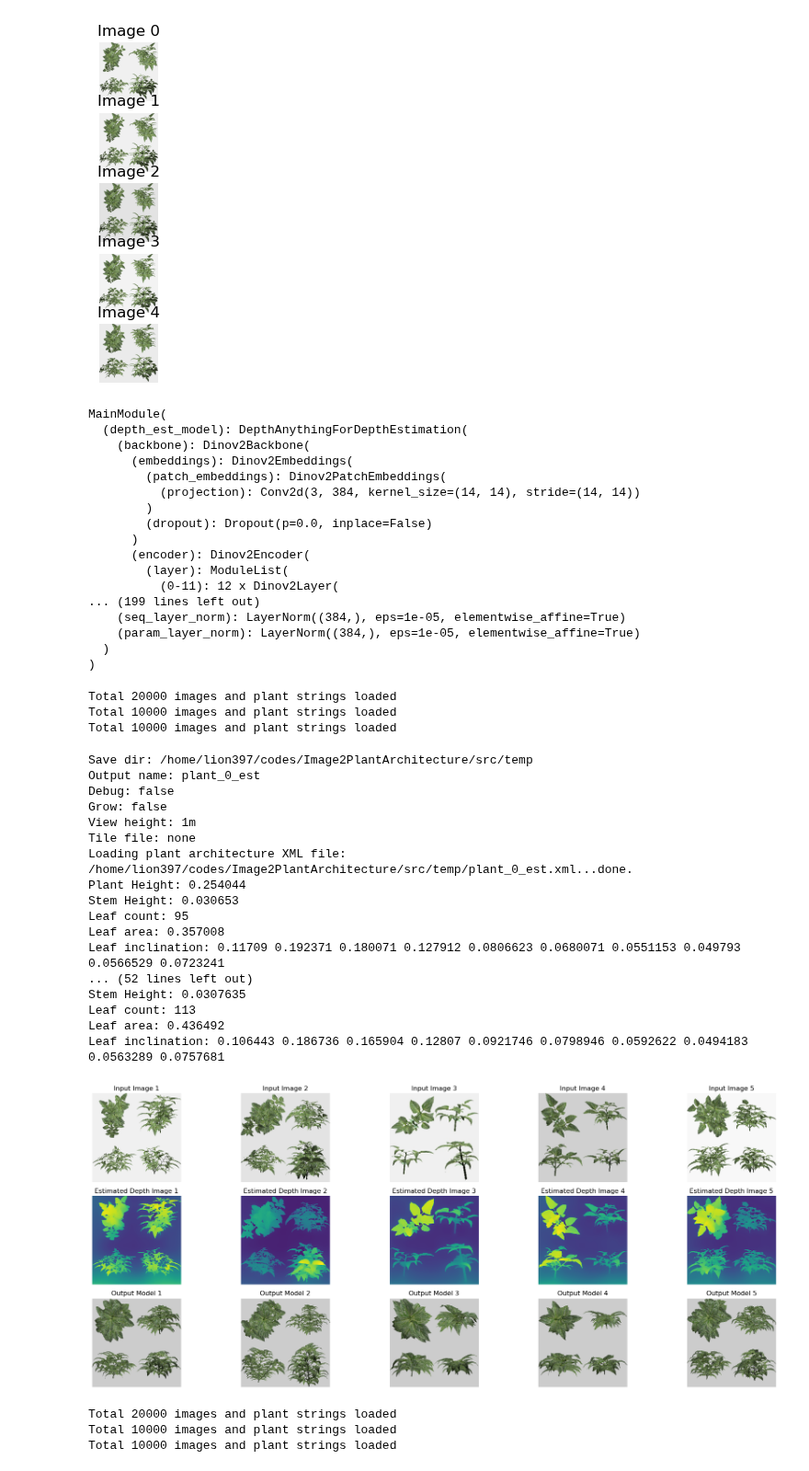
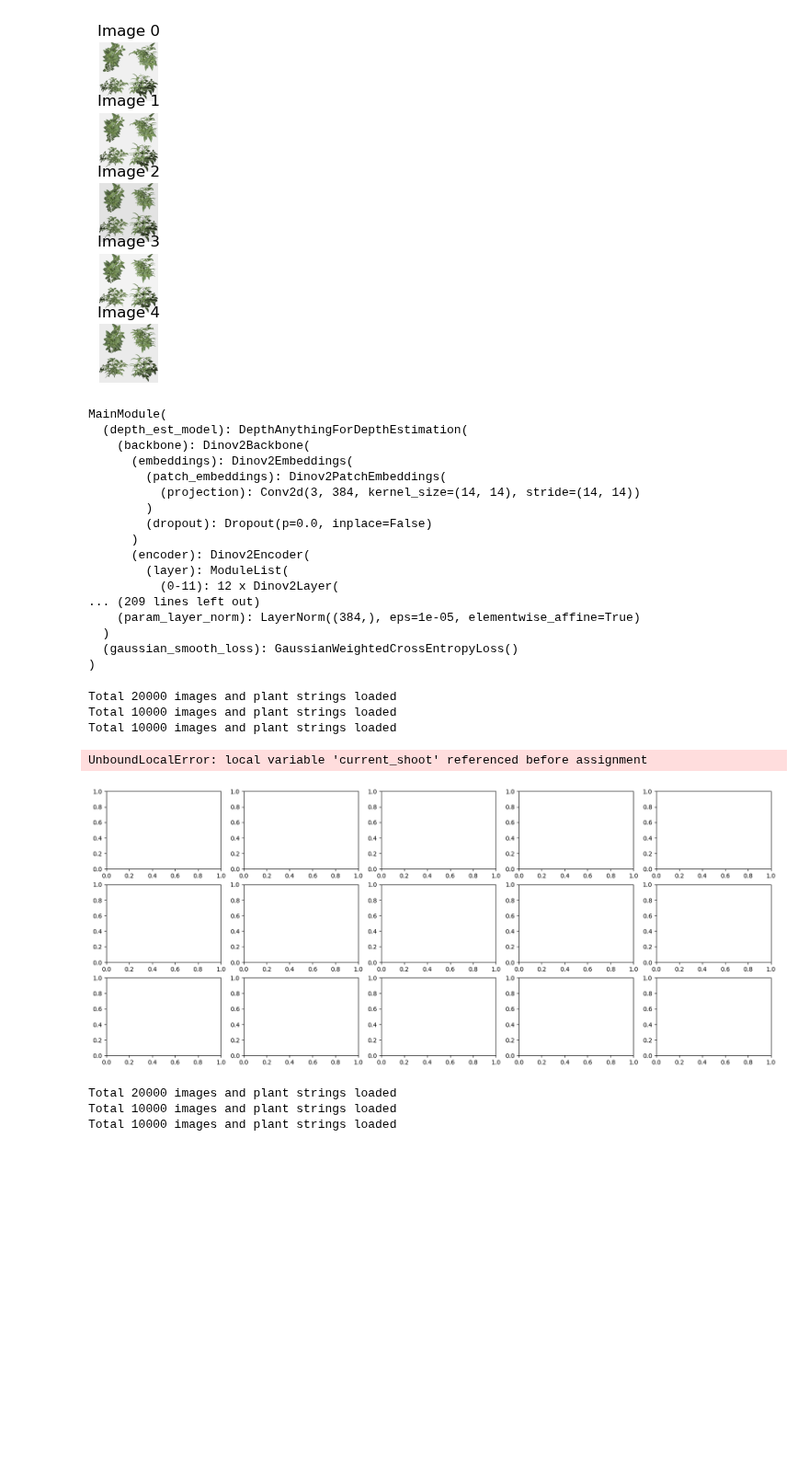
Before and after one commit to GEMINI-Breeding/Image2PlantArchitecture, a Jupyter notebook: src/evaluate_sideview.ipynb, the cells around one changed output. Shown at 92% size. Saved outputs shown, nothing was run; the diff lists cells and outputs as text; code cells hidden in the pictures; blank space fills up the shorter version.

Commit message:
Fixed bug in regression head + quantization head

```diff
--- a/src/evaluate_sideview.ipynb
+++ b/src/evaluate_sideview.ipynb
@@ -72,7 +70,8 @@ for i in range(n):
 # %%
 from models.plightning import MainModule
 # model = MainModule()
-model = MainModule.load_from_checkpoint("../log/20250131_40days_Quantize/version_0/checkpoints/best_epoch=27.ckpt")
+model_checkpoint_name = "../log/20250211_Quantize_MinMaxScale_FixPadding/version_0/checkpoints/best_epoch=05.ckpt"
+model = MainModule.load_from_checkpoint(model_checkpoint_name)
 model.eval()
 # model.freeze()
 # %% [output]
@@ -88,10 +87,10 @@ MainModule(
       (encoder): Dinov2Encoder(
         (layer): ModuleList(
           (0-11): 12 x Dinov2Layer(
-... (199 lines left out)
-    (seq_layer_norm): LayerNorm((384,), eps=1e-05, elementwise_affine=True)
+... (209 lines left out)
     (param_layer_norm): LayerNorm((384,), eps=1e-05, elementwise_affine=True)
   )
+  (gaussian_smooth_loss): GaussianWeightedCrossEntropyLoss()
 )
 # %%
 import os
@@ -186,18 +185,11 @@ for idx, (image, plant_info, out, lengths) in enumerate(dataloader):
     out = torch.tensor(out).to(device)
     ground_truth = out.squeeze(0).cpu().numpy()
 
-    # Unscale it
-    scaler = dataloader.dataset.scaler
-    ground_truth[:,1:] = scaler.inverse_transform(ground_truth[:,1:])
 
     plant_vec = token2vec(ground_truth)
-    plant_xml = vec2xml(plant_vec, debug=True)
-    plant_xml_file_name = f"temp/plant_{idx}_quantized.xml"
-    plant_xml_str = pretty_print_xml(plant_xml)
-    with open(plant_xml_file_name, "w") as f:
-        f.write(plant_xml_str)
+    plant_xml = vec2xml(plant_vec)
+    plant_xml_file_name = f"temp/plant_{idx}_gt.xml"
     plant_xml = recursive_to_linked(plant_xml)
-
     plant_xml_str = pretty_print_xml(plant_xml)
     with open(plant_xml_file_name, "w") as f:
         f.write(plant_xml_str)
@@ -215,18 +207,26 @@ for idx, (image, plant_info, out, lengths) in enumerate(dataloader):
     ############## Generate
 
     with torch.no_grad():
-        result = model.generate(image, plant_info)
+        result = model.generate(image, plant_info, mode = 'regression')
         result = result.cpu().numpy()
 
-    result[:,1:] = scaler.inverse_transform(result[:,1:])
     plant_vec = token2vec(result)
-    plant_xml = vec2xml(plant_vec, debug=True)
-    plant_xml_file_name = f"temp/plant_{idx}_est.xml"
+    plant_xml = vec2xml(plant_vec)
+    plant_xml_file_name = f"temp/plant_{idx}_regression_est.xml"
+    plant_xml = recursive_to_linked(plant_xml)
     plant_xml_str = pretty_print_xml(plant_xml)
     with open(plant_xml_file_name, "w") as f:
         f.write(plant_xml_str)
+
+
+    with torch.no_grad():
+        result = model.generate(image, plant_info, mode = 'quantize')
+        result = result.cpu().numpy()
+
+    plant_vec = token2vec(result)
+    plant_xml = vec2xml(plant_vec)
+    plant_xml_file_name = f"temp/plant_{idx}_quantize_est.xml"
     plant_xml = recursive_to_linked(plant_xml)
-
     plant_xml_str = pretty_print_xml(plant_xml)
     with open(plant_xml_file_name, "w") as f:
         f.write(plant_xml_str)
@@ -235,51 +235,35 @@ for idx, (image, plant_info, out, lengths) in enumerate(dataloader):
 
     img, _ = load_sideview_images(temp_folder, plant_xml_file_name.replace("xml","jpeg"), model.image_size, True)
 
     image_vis = image[0].permute(1, 2, 0).cpu()
 
     image_vis = cv2.normalize(np.array(image_vis), None, alpha=0, beta=255, norm_type=cv2.NORM_MINMAX, dtype=cv2.CV_8U)
     row, col = divmod(idx, n_figures)
     axes[row, col].imshow(image_vis[:, :, 0:3])
     axes[row, col].set_title(f"Input Image {idx + 1}")
     axes[row, col].axis('off')
 
     # axes[row+1, col].imshow(gt_img[:, :, 0:3])
     # axes[row+1, col].set_title(f"Re-Renderd Image {idx + 1}")
     # axes[row+1, col].axis('off')
 
     depth = model.predicted_depth.squeeze().cpu()
     axes[row+1, col].imshow(depth)
     axes[row+1, col].set_title(f"Estimated Depth Image {idx + 1}")
     axes[row+1, col].axis('off')
 
     axes[row + 2, col].imshow(img)
     axes[row + 2, col].set_title(f"Output Model {idx + 1}")
     axes[row + 2, col].axis('off')
 
 plt.tight_layout()
 plt.show()
 # %% [output]
 Total 20000 images and plant strings loaded
 Total 10000 images and plant strings loaded
 Total 10000 images and plant strings loaded
-Save dir: /home/lion397/codes/Image2PlantArchitecture/src/temp
-Output name: plant_0_est
-Debug: false
-Grow: false
-View height: 1m
-Tile file: none
-Loading plant architecture XML file: /home/lion397/codes/Image2PlantArchitecture/src/temp/plant_0_est.xml...done.
-Plant Height: 0.254044
-Stem Height: 0.030653
-Leaf count: 95
-Leaf area: 0.357008
-Leaf inclination: 0.11709 0.192371 0.180071 0.127912 0.0806623 0.0680071 0.0551153 0.049793 0.0566529 0.0723241
-... (52 lines left out)
-Stem Height: 0.0307635
-Leaf count: 113
-Leaf area: 0.436492
-Leaf inclination: 0.106443 0.186736 0.165904 0.12807 0.0921746 0.0798946 0.0592622 0.0494183 0.0563289 0.0757681
+UnboundLocalError: local variable 'current_shoot' referenced before assignment
-[figure, old version]
+[figure, new version]
 # %%
 # Inference all the test images and save
 import os
```
Also changed, not shown: parts of 2 cells of this notebook, 6 other files.
